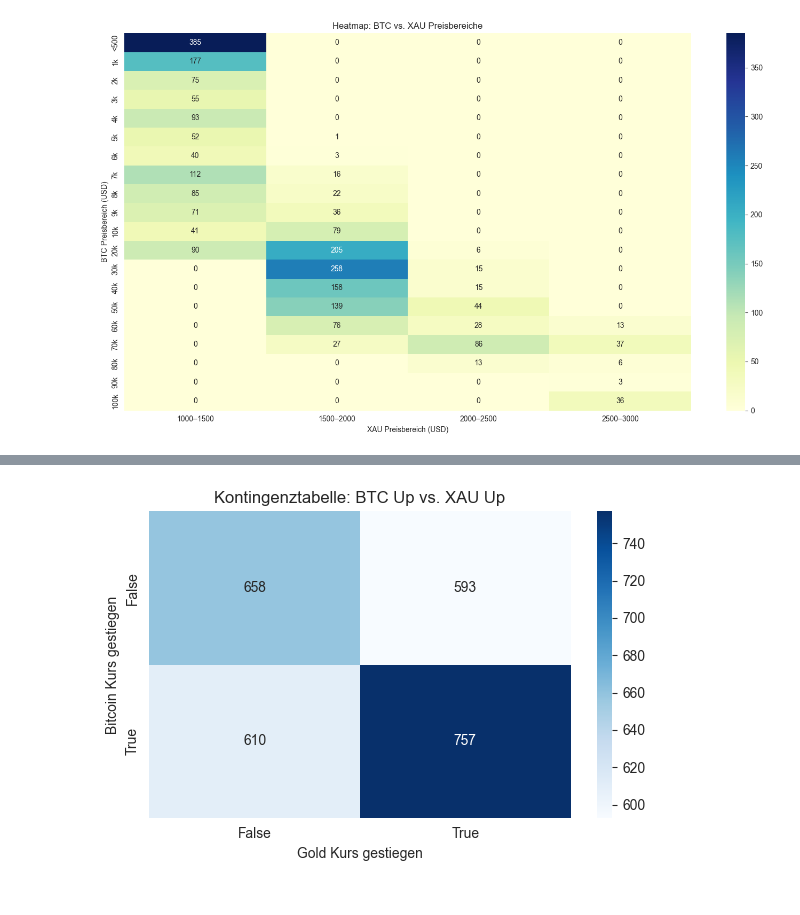
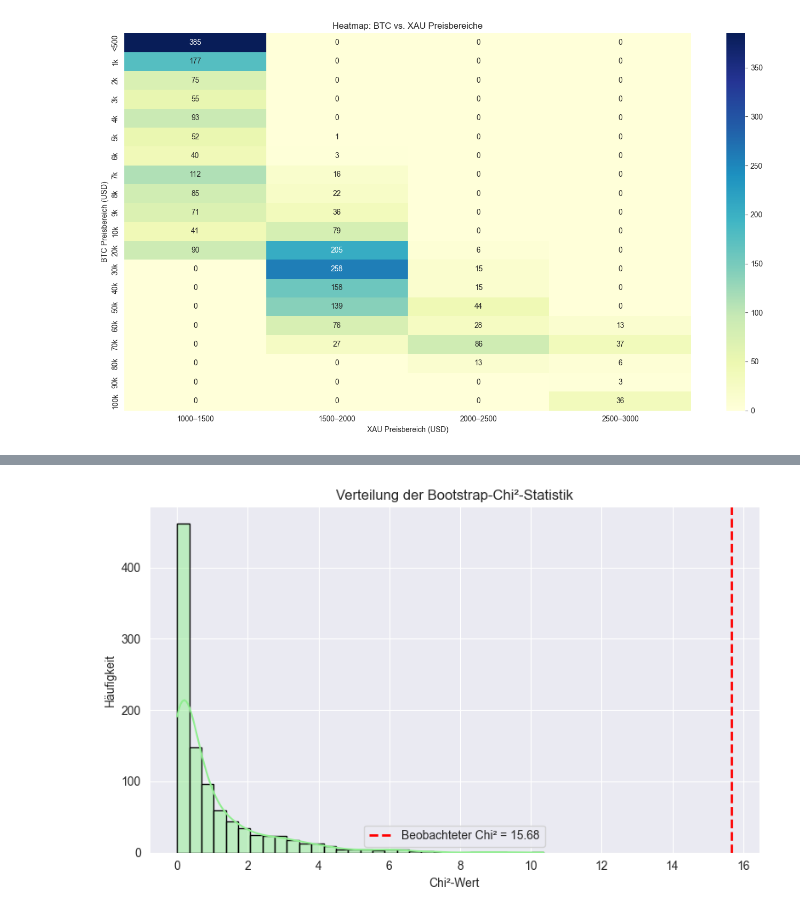
Before and after one commit to mohammadtaiba/DataVision, a Jupyter notebook: notebooks/btc_vs_gold.ipynb, the cells around one changed output, grey strips where cells are left out. Drawn from its saved outputs; the diff is of its cells as text; code cells hidden in the pictures.

Commit message:
Hypothesentests in `btc_vs_gold.ipynb´ erstellt

```diff
--- a/notebooks/btc_vs_gold.ipynb
+++ b/notebooks/btc_vs_gold.ipynb
@@ -321,0 +324,19 @@ plt.show()
+# %%
+# Kursveränderungen berechnen
+df['btc_up'] = (df['close_btc'].pct_change() > 0).astype(int)
+df['xau_up'] = (df['close_xau'].pct_change() > 0).astype(int)
+
+# Kontingenztabelle erstellen
+df_clean = df[['btc_up', 'xau_up']].dropna()
+contingency_table = pd.crosstab(df_clean['btc_up'], df_clean['xau_up'])
+
+# Anzeige der Heatmap
+plt.figure(figsize=(6, 4))
+sns.heatmap(contingency_table, annot=True, fmt="d", cmap="Blues", cbar=False)
+plt.title("BTC ↑ vs. XAU ↑\n\n")
+plt.xlabel("Gold Kurs gestiegen (xau_up)")
+plt.ylabel("Bitcoin Kurs gestiegen (btc_up)")
+plt.xticks([0.5, 1.5], ["Nein (0)", "Ja (1)"])
+plt.yticks([0.5, 1.5], ["Nein (0)", "Ja (1)"], rotation=0)
+plt.tight_layout()
+plt.show()
@@ -324,28 +348,53 @@ plt.show()
 # %%
+import numpy as np
+import seaborn as sns
+import matplotlib.pyplot as plt
 from scipy.stats import chi2_contingency
+from tqdm import tqdm
 
-# Chi²-Test durchführen
-chi2, p, dof, expected = chi2_contingency(contingency_table)
+# Klassischer Chi²-Test zur Referenz
+chi2_obs, p, dof, expected = chi2_contingency(contingency_table)
 
-print("Chi²-Test Ergebnisse:\n")
-print(f"Chi²-Statistik: {chi2:.4f}")
-print(f"p-Wert: {p:.4f}")
+# Bootstrap-Simulation
+n_iter = 1000
+chi2_boot = []
+
+np.random.seed(42)
+observed = contingency_table.values
+total = observed.sum()
+row_totals = observed.sum(axis=1)
+col_totals = observed.sum(axis=0)
+
+for _ in tqdm(range(n_iter), desc="Bootstrapping Chi²"):
+    expected_flat = (np.outer(row_totals, col_totals) / total).flatten()
+    simulated = np.random.multinomial(total, expected_flat / total)
+    simulated_table = simulated.reshape(observed.shape)
+    chi2_sim, _, _, _ = chi2_contingency(simulated_table)
+    chi2_boot.append(chi2_sim)
+
+# Empirischer p-Wert
+p_emp = np.mean(np.array(chi2_boot) >= chi2_obs)
+
+# Ergebnis
+print("\n📊 Bootstrap-Chi²-Test Ergebnisse:")
+print(f"Beobachtete Chi²-Statistik: {chi2_obs:.4f}")
+print(f"Empirischer p-Wert: {p_emp:.4f}")
 print(f"Freiheitsgrade: {dof}")
-print("Erwartete Häufigkeiten:")
-print(expected)
 
-# Interpretation
-if p < 0.05:
-    print("\nErgebnis: Signifikanter Zusammenhang zwischen Kursveränderungen von Bitcoin und Gold (p < 0.05)\n")
+if p_emp < 0.05:
+    print("\n✅ Ergebnis: Signifikanter Zusammenhang zwischen Kursveränderungen von Bitcoin und Gold.")
 else:
-    print("\nErgebnis: Kein signifikanter Zusammenhang zwischen Kursveränderungen von Bitcoin und Gold (p >= 0.05)\n")
+    print("\n❌ Ergebnis: Kein signifikanter Zusammenhang zwischen Kursveränderungen von Bitcoin und Gold.")
 
-# Visualisierung der Kontingenztabelle
-plt.figure(figsize=(6, 4))
-sns.heatmap(contingency_table, annot=True, fmt="d", cmap="Blues")
-plt.title("Kontingenztabelle: BTC Up vs. XAU Up")
-plt.xlabel("Gold Kurs gestiegen")
-plt.ylabel("Bitcoin Kurs gestiegen")
+# Visualisierung der Bootstrap-Chi²-Verteilung
+plt.figure(figsize=(8, 5))
+sns.histplot(chi2_boot, bins=30, kde=True, color="lightgreen", edgecolor="black")
+plt.axvline(chi2_obs, color='red', linestyle='--', linewidth=2, label=f"Beobachteter Chi² = {chi2_obs:.2f}")
+plt.title("Verteilung der Bootstrap-Chi²-Statistik")
+plt.xlabel("Chi²-Wert")
+plt.ylabel("Häufigkeit")
+plt.legend()
+plt.grid(True)
 plt.tight_layout()
 plt.show()
 # %% [output]
@@ -362 +407 @@ Ergebnis: Signifikanter Zusammenhang zwischen Kursveränderungen von Bitcoin und
-[figure, old version]
+[figure, new version]
```
Also changed, not shown: parts of 10 cells of this notebook, 1 other file.
